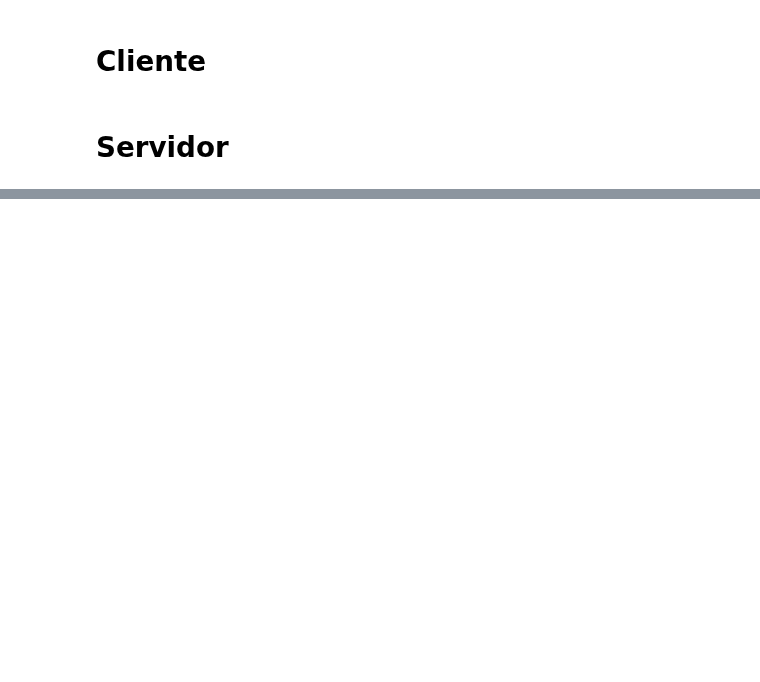
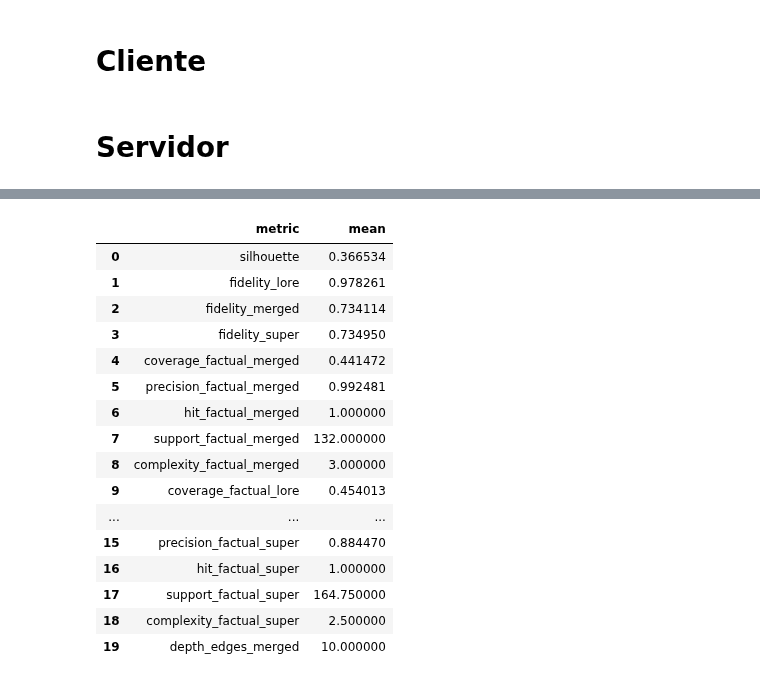
Before and after one commit to pablopalacios23/LORE_sa, a Jupyter notebook: Balanced_Classification_ONEHOT.ipynb, the cells around one changed output, grey strips where cells are left out. Drawn from its saved outputs; the diff is of its cells as text; code cells hidden in the pictures; blank space fills up the shorter version.

Commit message:
Obtained metrics from each client

```diff
--- a/Balanced_Classification_ONEHOT.ipynb
+++ b/Balanced_Classification_ONEHOT.ipynb
@@ -97,16 +84,20 @@ CAT_ENCODINGS = {}
 USING_DATASET = None
 
 
-# Ruta al CSV
-csv_path = Path("results/metrics_cliente.csv")
+# ==============================================
+# 🧹 Borrar TODOS los CSV individuales de clientes
+# ==============================================
 
-# Crear la carpeta si no existe
-csv_path.parent.mkdir(exist_ok=True)
+csv_dir = Path("results")
+all_csvs = list(csv_dir.glob("*.csv"))
 
-# Si existe el CSV, lo borramos
-if csv_path.exists():
-    os.remove(csv_path)
-
+# Solo borrar si hay alguno
+if all_csvs:
+    for f in all_csvs:
+        try:
+            f.unlink()
+        except Exception:
+            pass  # Ignora errores
 
 
 
@@ -1787,0 +1821,54 @@ WARNING :   Manually terminating ClientAppActor
+# %%
+# ==============================================
+# 📊 Promedio global de métricas por cliente (genérico para cualquier clase)
+# ==============================================
+import re
+from pathlib import Path
+import pandas as pd
+
+csv_dir = Path("results")
+csv_files = sorted(csv_dir.glob("metrics_Balanced_cliente_*.csv"))
+dfs = [pd.read_csv(f) for f in csv_files]
+df_all = pd.concat(dfs, ignore_index=True)
+print(f"Se han cargado {len(csv_files)} clientes ({len(df_all)} filas totales).")
+
+# --- Crear medias por tipo contrafactual (promedio entre clases) ---
+cf_groups = {
+    "cf_cov_merged":  r"^cf_cov_merged_",
+    "cf_cov_lore":    r"^cf_cov_lore_",
+    "cf_cov_super":   r"^cf_cov_super_",
+    "cf_prec_merged": r"^cf_prec_merged_",
+    "cf_prec_lore":   r"^cf_prec_lore_",
+    "cf_prec_super":  r"^cf_prec_super_",
+    "cf_sup_merged":  r"^cf_sup_merged_",
+    "cf_sup_lore":    r"^cf_sup_lore_",
+    "cf_sup_super":   r"^cf_sup_super_",
+    "cf_comp_merged": r"^cf_comp_merged_",
+    "cf_comp_lore":   r"^cf_comp_lore_",
+    "cf_comp_super":  r"^cf_comp_super_",
+}
+
+for new_col, pattern in cf_groups.items():
+    cols = [c for c in df_all.columns if re.match(pattern, c)]
+    if cols:
+        # Media por fila entre clases (Yes/No/…)
+        df_all[new_col] = df_all[cols].mean(axis=1, skipna=True)
+
+# --- Eliminar columnas de clases específicas (Yes, No, etc.) ---
+df_all = df_all[[c for c in df_all.columns
+                 if not re.match(r"^cf_(cov|prec|sup|comp)_(merged|lore|super)_[^_]+$", c)]]
+
+# --- Medias globales (solo columnas numéricas limpias) ---
+numeric_cols = [
+    c for c in df_all.select_dtypes(include=["number"]).columns
+    if c not in ["round", "client_id"]
+]
+means = df_all[numeric_cols].mean().to_frame("mean").reset_index()
+means.rename(columns={"index": "metric"}, inplace=True)
+
+# Mostrar y guardar
+display(means.head(20))
+out_path = csv_dir / "metrics_Balanced_global.csv"
+means.to_csv(out_path, index=False, encoding="utf-8")
+print(f"\n✅ Promedios guardados en: {out_path}")
+# %% [output]
@@ -1787,0 +1876,17 @@ WARNING :   Manually terminating ClientAppActor
+|  | metric | mean |
+| 0 | silhouette | 0.366534 |
+| 1 | fidelity_lore | 0.978261 |
+| 2 | fidelity_merged | 0.734114 |
+| 3 | fidelity_super | 0.734950 |
+| 4 | coverage_factual_merged | 0.441472 |
+| 5 | precision_factual_merged | 0.992481 |
+| 6 | hit_factual_merged | 1.000000 |
+| 7 | support_factual_merged | 132.000000 |
+| 8 | complexity_factual_merged | 3.000000 |
+| 9 | coverage_factual_lore | 0.454013 |
+| ... | ... | ... |
+| 15 | precision_factual_super | 0.884470 |
+| 16 | hit_factual_super | 1.000000 |
+| 17 | support_factual_super | 164.750000 |
+| 18 | complexity_factual_super | 2.500000 |
+| 19 | depth_edges_merged | 10.000000 |
```
Also changed, not shown: parts of 6 cells of this notebook, 27 other files.
